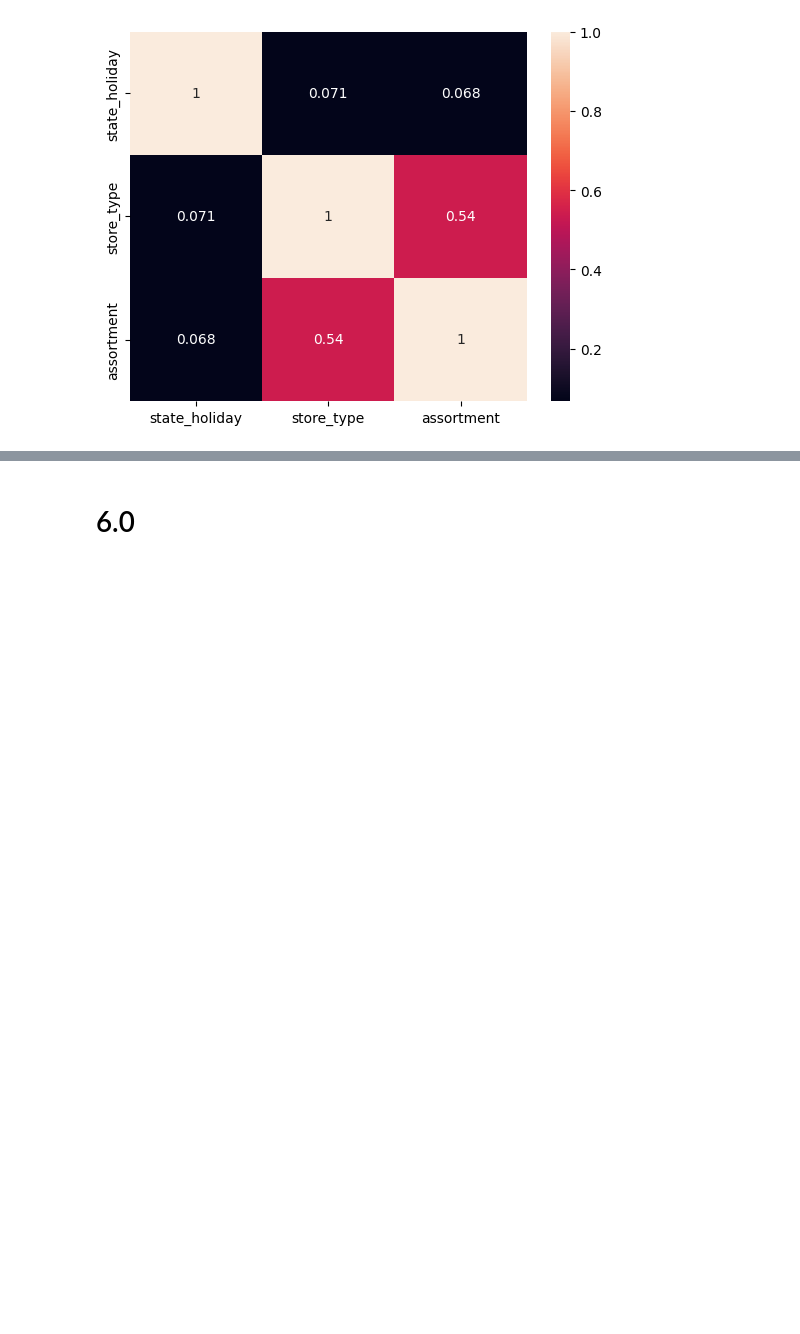
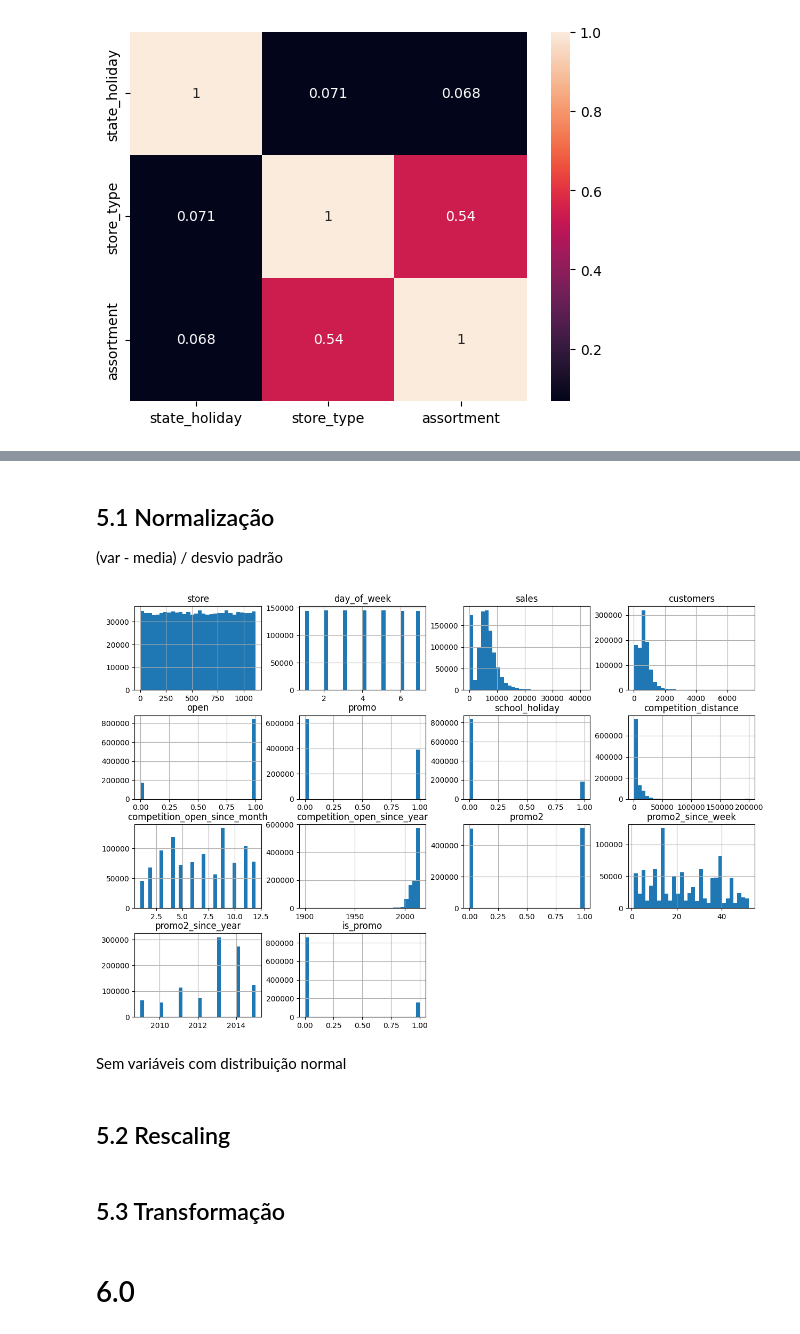
Before and after one commit to juanzimmer/ds_prod_resumo, a Jupyter notebook: notebook.ipynb, the cells around one changed output, grey strips where cells are left out. Drawn from its saved outputs; the diff is of its cells as text; code cells hidden in the pictures; blank space fills up the shorter version.

```diff
--- a/notebook.ipynb
+++ b/notebook.ipynb
@@ -919,3 +951,16 @@ sns.heatmap(d, annot=True)
+# %% [markdown]
+## 5.1 Normalização
+(var - media) / desvio padrão
+# %%
+num_atributes.hist(bins=30, figsize=(15, 10));
+# %% [output]
+[figure, added]
+# %% [markdown]
+Sem variáveis com distribuição normal
+# %% [markdown]
+## 5.2 Rescaling
+# %% [markdown]
+## 5.3 Transformação
 # %% [markdown]
 # 6.0
 # %% [markdown]
```
Also changed, not shown: parts of 5 cells of this notebook.
